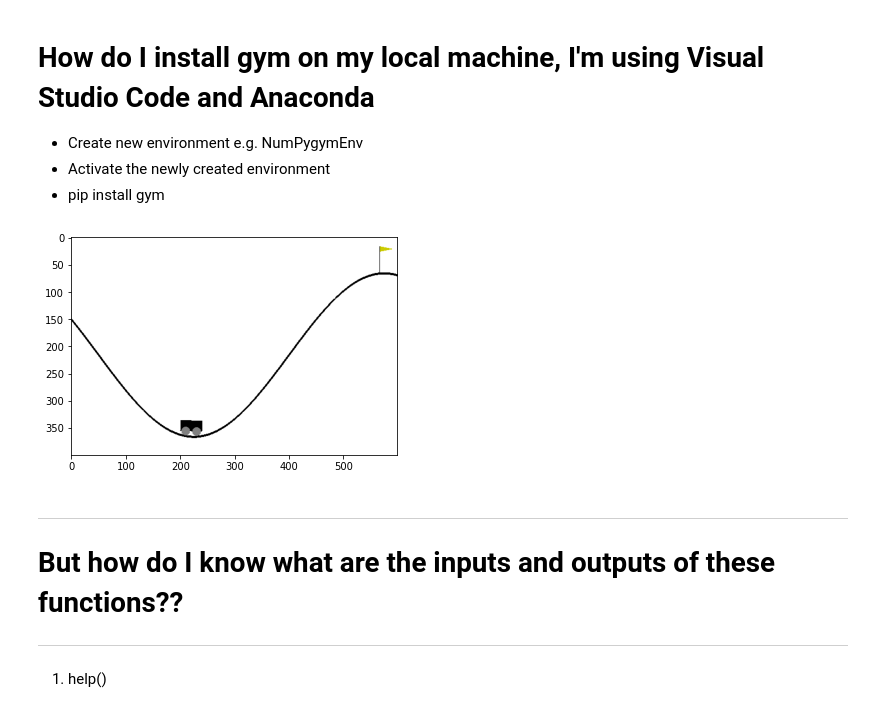
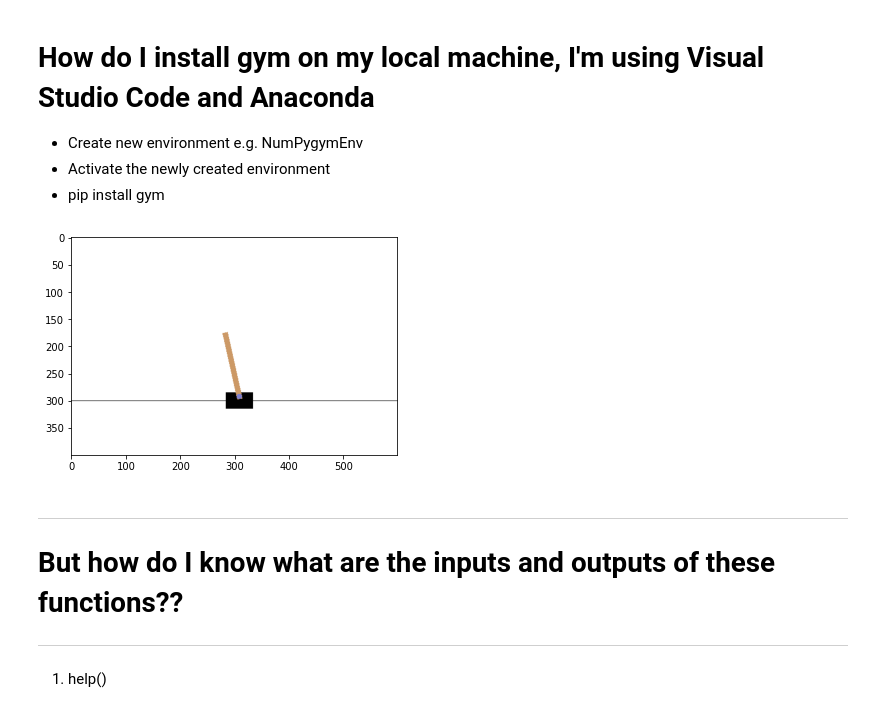
Before and after one commit to sadiakhaf/IEEE-Hands-On-RL-using-Python, a Jupyter notebook: IEEE_Hands_On_RL_using_Python_Prep.ipynb, the cells around one changed output. Cells and saved outputs as stored; diff of their text form; code cells hidden in the pictures.

```diff
--- a/IEEE_Hands_On_RL_using_Python_Prep.ipynb
+++ b/IEEE_Hands_On_RL_using_Python_Prep.ipynb
@@ -123,35 +123,35 @@ https://gym.openai.com/envs/#classic_control
 *    Activate the newly created environment
 *    pip install gym
 # %%
-# env_name = "CartPole-v1"
-env_name = "MountainCar-v0"
+env_name = "CartPole-v1"
+# env_name = "MountainCar-v0"
 # env_name = "Pendulum-v0"
 
 
 env = gym.make(env_name)
 
 env.reset()
 prev_screen = env.render(mode='rgb_array')
 plt.imshow(prev_screen)
 
 for i in range(50):
   action = env.action_space.sample()
   # action = 1 #ctrl+/
   print("The selected action is: ",action)
   obs, reward, done, info = env.step(action)
   screen = env.render(mode='rgb_array')
 
   plt.imshow(screen)
   ipythondisplay.clear_output(wait=True)
   ipythondisplay.display(plt.gcf())
 
   if done:
     break
 
 ipythondisplay.clear_output(wait=True)
 env.close()
 # %% [output]
-[figure, old version]
+[figure, new version]
 # %%
 # display.stop()
 # %% [markdown]
```
Also changed, not shown: parts of 4 cells of this notebook.
